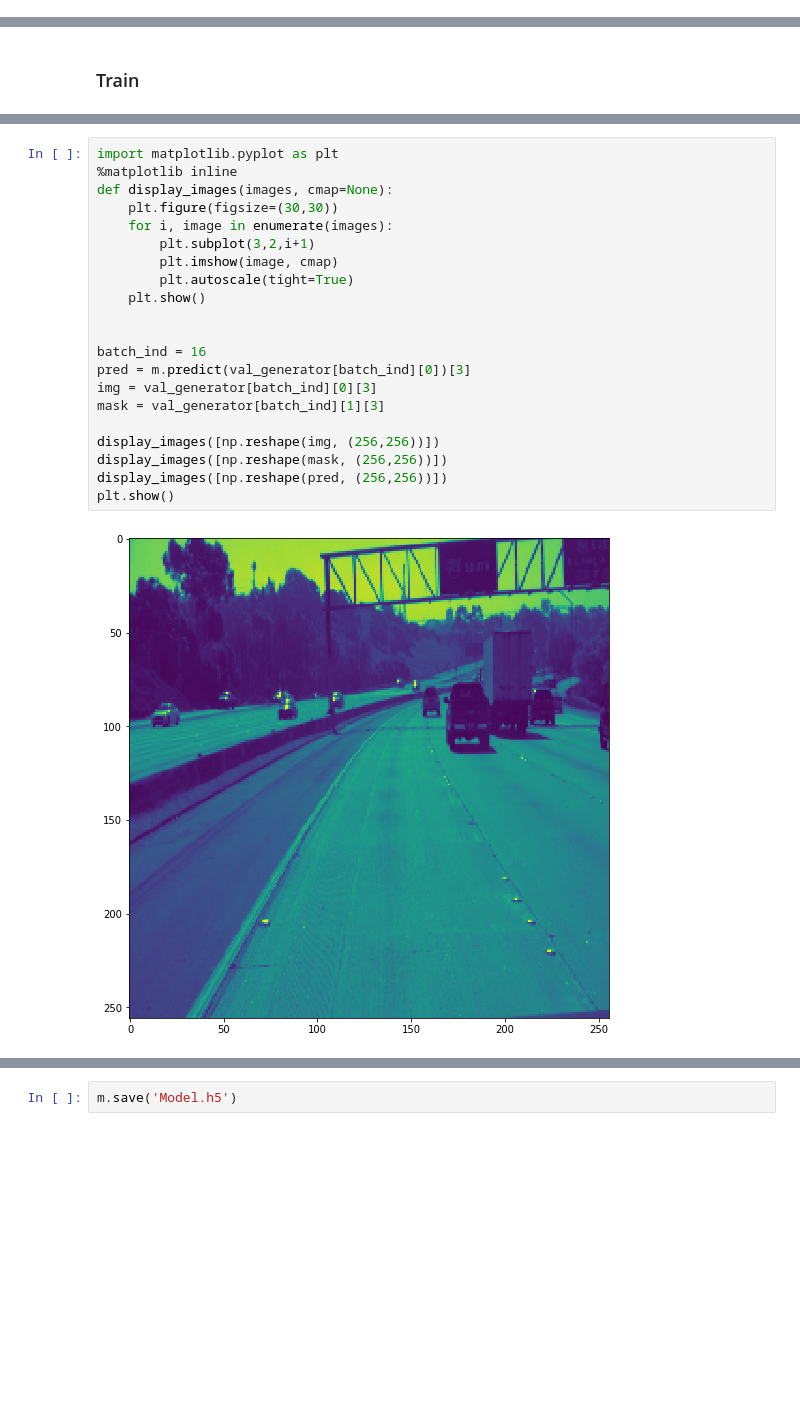
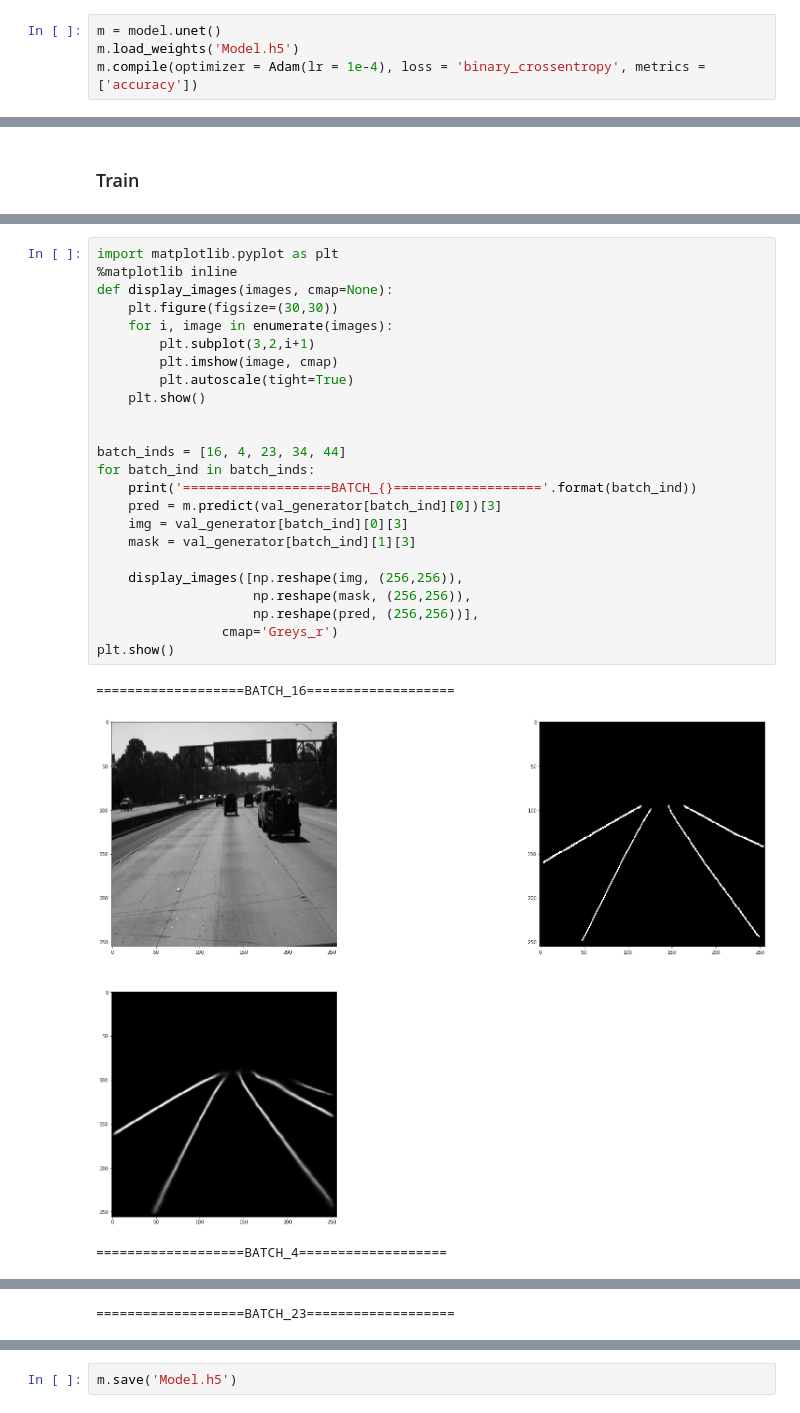
Before and after one commit to Marytem/Lane_detection, a Jupyter notebook: unet_lane_detection.ipynb, the cells around one changed output, grey strips where cells are left out. Drawn from its saved outputs; the diff is of its cells as text; blank space fills up the shorter version.

```diff
--- a/unet_lane_detection.ipynb
+++ b/unet_lane_detection.ipynb
@@ -147,0 +47,4 @@ class DataGenerator(Sequence):
+# %%
+m = model.unet()
+m.load_weights('Model.h5')
+m.compile(optimizer = Adam(lr = 1e-4), loss = 'binary_crossentropy', metrics = ['accuracy'])
@@ -210,23 +91,28 @@ KeyboardInterrupt: ignored
 # %%
 import matplotlib.pyplot as plt
 %matplotlib inline
 def display_images(images, cmap=None):
     plt.figure(figsize=(30,30))
     for i, image in enumerate(images):
         plt.subplot(3,2,i+1)
         plt.imshow(image, cmap)
         plt.autoscale(tight=True)
     plt.show()
 
 
-batch_ind = 16
-pred = m.predict(val_generator[batch_ind][0])[3]
-img = val_generator[batch_ind][0][3]
-mask = val_generator[batch_ind][1][3]
+batch_inds = [16, 4, 23, 34, 44]
+for batch_ind in batch_inds:
+    print('===================BATCH_{}==================='.format(batch_ind))
+    pred = m.predict(val_generator[batch_ind][0])[3]
+    img = val_generator[batch_ind][0][3]
+    mask = val_generator[batch_ind][1][3]
 
-display_images([np.reshape(img, (256,256))])
-display_images([np.reshape(mask, (256,256))])
-display_images([np.reshape(pred, (256,256))])
+    display_images([np.reshape(img, (256,256)),
+                    np.reshape(mask, (256,256)),
+                    np.reshape(pred, (256,256))],
+                cmap='Greys_r')
 plt.show()
 # %% [output]
+===================BATCH_16===================
-[figure, old version]
+[figure, new version]
+===================BATCH_4===================
@@ -233,0 +120 @@ plt.show()
+===================BATCH_23===================
```
Also changed, not shown: parts of 19 cells of this notebook.
